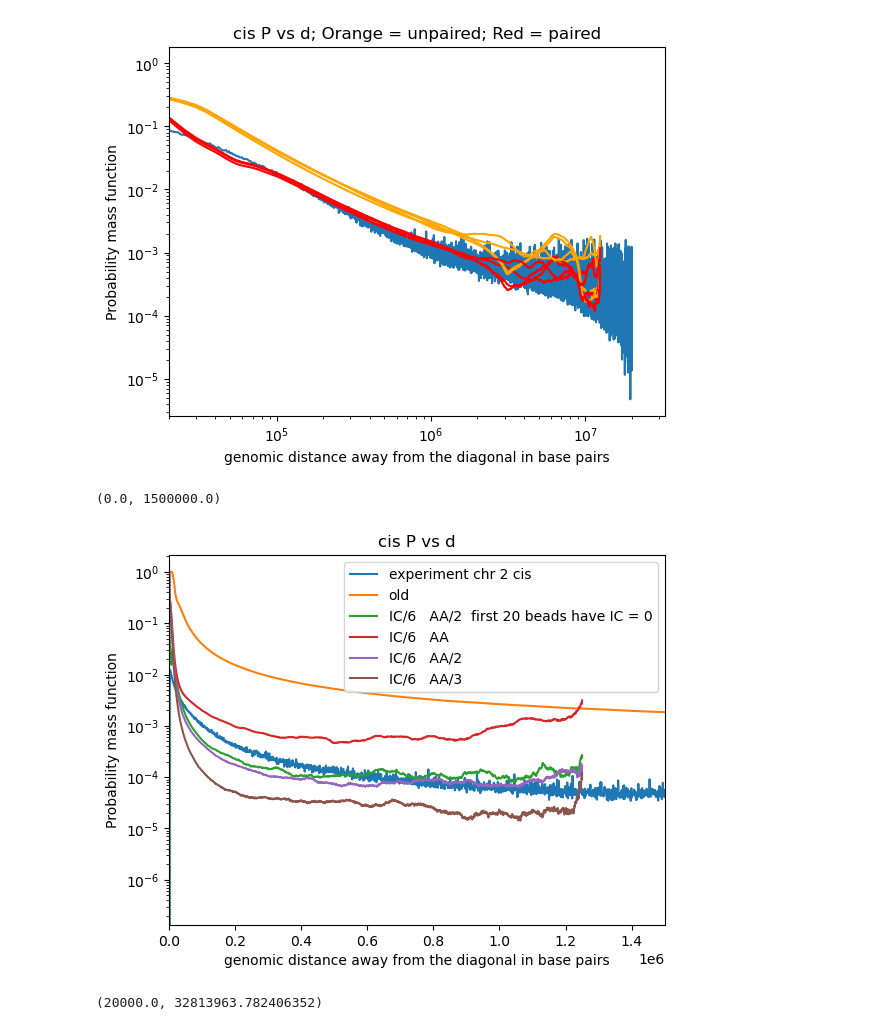
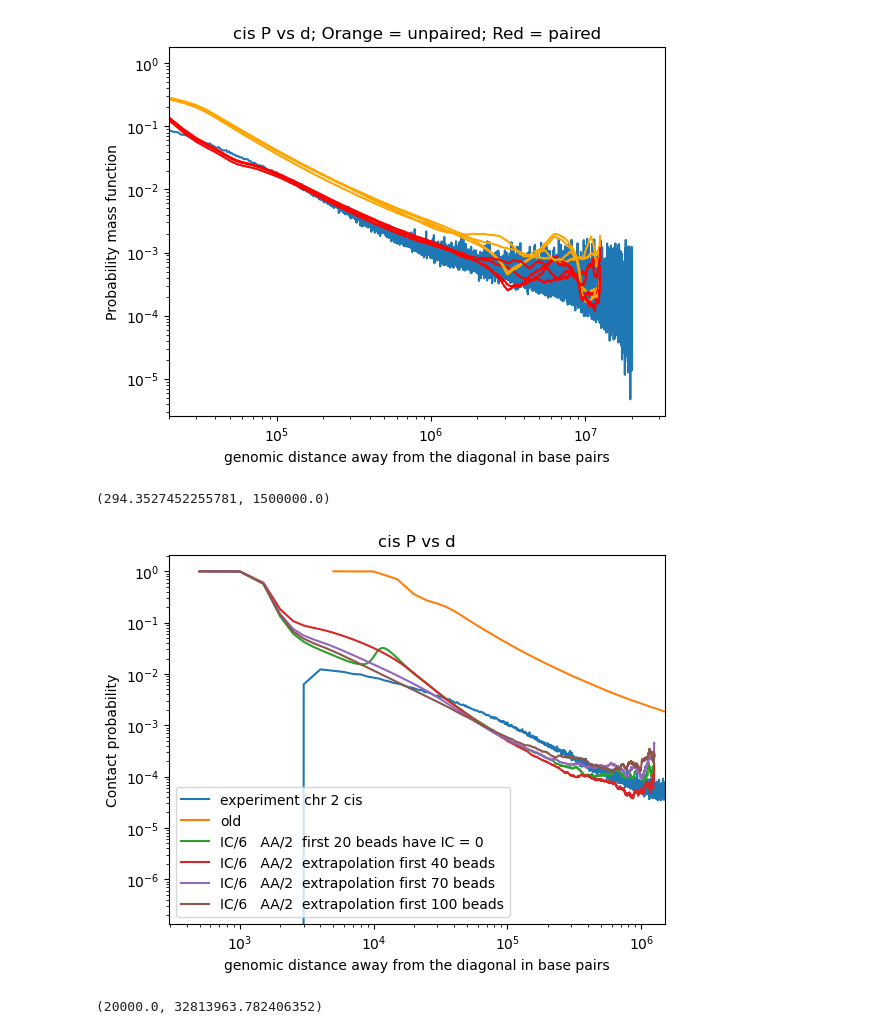
Before and after one commit to DiPierroLab/Douglas, a Jupyter notebook: 6_extra_tools/P_vs_d_experimental_compare_computational.ipynb, the cells around one changed output. Drawn from its saved outputs; the diff is of its cells as text; code cells hidden in the pictures.

```diff
--- a/6_extra_tools/P_vs_d_experimental_compare_computational.ipynb
+++ b/6_extra_tools/P_vs_d_experimental_compare_computational.ipynb
@@ -51,6 +51,9 @@ P_cis_simulation_44 = np.loadtxt('/Users/douglas/Documents/Features Transfer/sto
 P_cis_simulation_45 = np.loadtxt('/Users/douglas/Documents/Features Transfer/store_Ps_vs_genomic_graphs/PvsGenomic_directory_45.txt') # Average cis contact probability vs genomic distance (in beads)
 P_cis_simulation_46 = np.loadtxt('/Users/douglas/Documents/Features Transfer/store_Ps_vs_genomic_graphs/PvsGenomic_directory_46.txt') # Average cis contact probability vs genomic distance (in beads)
 P_cis_simulation_47 = np.loadtxt('/Users/douglas/Documents/Features Transfer/store_Ps_vs_genomic_graphs/PvsGenomic_directory_47.txt') # Average cis contact probability vs genomic distance (in beads)
+P_cis_simulation_48 = np.loadtxt('/Users/douglas/Documents/Features Transfer/store_Ps_vs_genomic_graphs/PvsGenomic_directory_48.txt') # Average cis contact probability vs genomic distance (in beads)
+P_cis_simulation_49 = np.loadtxt('/Users/douglas/Documents/Features Transfer/store_Ps_vs_genomic_graphs/PvsGenomic_directory_49.txt') # Average cis contact probability vs genomic distance (in beads)
+P_cis_simulation_50 = np.loadtxt('/Users/douglas/Documents/Features Transfer/store_Ps_vs_genomic_graphs/PvsGenomic_directory_50.txt') # Average cis contact probability vs genomic distance (in beads)
 
 # TRANS===========================================================
 
@@ -125,37 +128,40 @@ plt.xlim(2e4)
 # %%
 # CIS directories 21, 22, and 23
 # Plot average normalized cis Hi-C contact probability vs genomic distance (in kilobases)
 
 from numpy import array
 d = range(1,2501)
 d = array(d)
 
 # Plot cis experimental data
 bin_size = 1000 # base pairs
 plt.plot(bin_size*d_experiment_20000kb, 3*P_cis_experiment, label='experiment chr 2 cis')
 
 # Plot cis simulation data
 bead_size_old = 5000# in base pairs; tune to line up the pmfs.
 bead_size_new = 500
 plt.plot(bead_size_old*d, P_cis_simulation_24, label='old')
 #plt.plot(bead_size_new*d, P_cis_simulation_25, label='IC/5   AA')
 plt.plot(bead_size_new*d, P_cis_simulation_41, label='IC/6   AA/2  first 20 beads have IC = 0')
-plt.plot(bead_size_new*d, P_cis_simulation_45, label='IC/6   AA')
-plt.plot(bead_size_new*d, P_cis_simulation_46, label='IC/6   AA/2')
-plt.plot(bead_size_new*d, P_cis_simulation_47, label='IC/6   AA/3')
+#plt.plot(bead_size_new*d, P_cis_simulation_45, label='IC/6   AA  extrapolation first 20 beads')
+#plt.plot(bead_size_new*d, P_cis_simulation_46, label='IC/6   AA/2  extrapolation first 20 beads')
+#plt.plot(bead_size_new*d, P_cis_simulation_47, label='IC/6   AA/3  extrapolation first 20 beads')
+plt.plot(bead_size_new*d, P_cis_simulation_48, label='IC/6   AA/2  extrapolation first 40 beads')
+plt.plot(bead_size_new*d, P_cis_simulation_49, label='IC/6   AA/2  extrapolation first 70 beads')
+plt.plot(bead_size_new*d, P_cis_simulation_50, label='IC/6   AA/2  extrapolation first 100 beads')
 
 
 # Plot settings
 plt.title('cis P vs d')
 plt.legend()
 plt.xlabel('genomic distance away from the diagonal in base pairs')
-#plt.xscale('log')
-plt.ylabel('Probability mass function')
+plt.xscale('log')
+plt.ylabel('Contact probability')
 plt.yscale('log')
 plt.xlim(0,1.5e6)
 # %% [output]
-(0.0, 1500000.0)
+(294.3527452255781, 1500000.0)
-[figure, old version]
+[figure, new version]
 # %%
 # TRANS
 # Plot average normalized trans Hi-C contact probability vs genomic distance (in kilobases)
```
Also changed, not shown: 6 other files.
